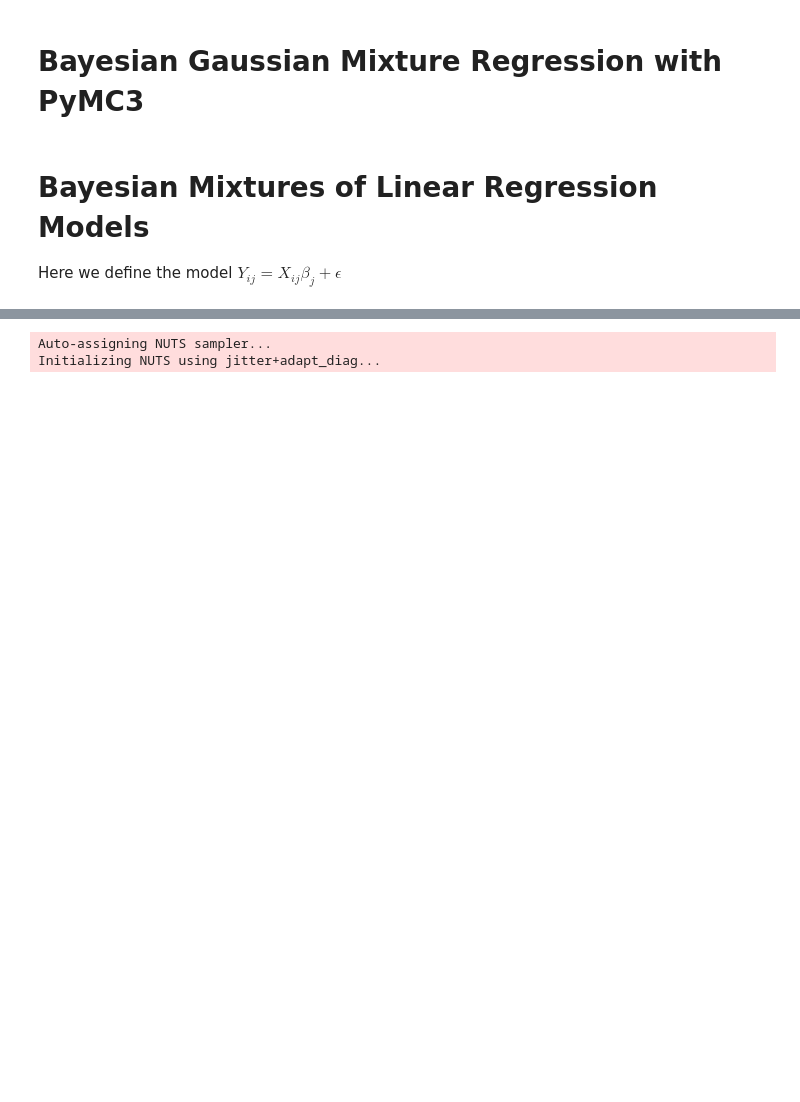
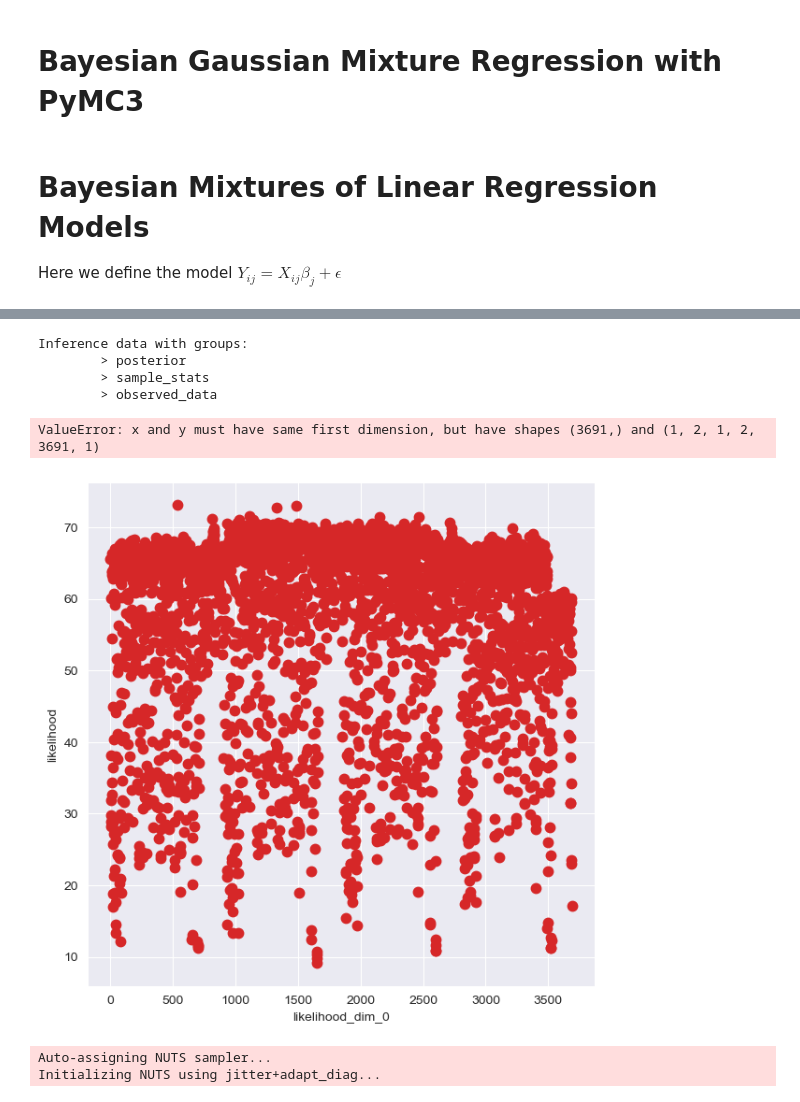
Before and after one commit to Kumachar/ResearchExamples, a Jupyter notebook: PyMC_Regression.ipynb, the cells around one changed output, grey strips where cells are left out. Saved outputs shown, nothing was run; the diff lists cells and outputs as text; code cells hidden in the pictures; blank space fills up the shorter version.

Commit message:
Add Gaussian mixture linear regression implemented by PyMC. Some code for more complex cases and Dirichlet Process Model are still under debugging.

```diff
--- a/PyMC_Regression.ipynb
+++ b/PyMC_Regression.ipynb
@@ -281,3 +299,21 @@ NUTS: [π, α, β, σ]
+# %%
+trace.posterior["y_model"] = trace.posterior["α"] + trace.posterior["β"] * xr.DataArray(X)
+# %%
+trace
+# %% [output]
+Inference data with groups:
+        > posterior
+        > sample_stats
+        > observed_data
+# %%
+
+_, ax = plt.subplots(figsize=(7, 7))
+az.plot_lm(idata=trace, y="likelihood", num_samples=100, axes=ax, y_model="y_model")
+ax.set_title("Posterior predictive regression lines")
+ax.set_xlabel("x");
+# %% [output]
+ValueError: x and y must have same first dimension, but have shapes (3691,) and (1, 2, 1, 2, 3691, 1)
+[figure, added]
 # %%
 # Still debugging for the following code
 with pm.Model(coords={"component": np.arange(K), "obs_id": np.arange(N)}) as regression_model:
```
Also changed, not shown: parts of 4 cells of this notebook.
